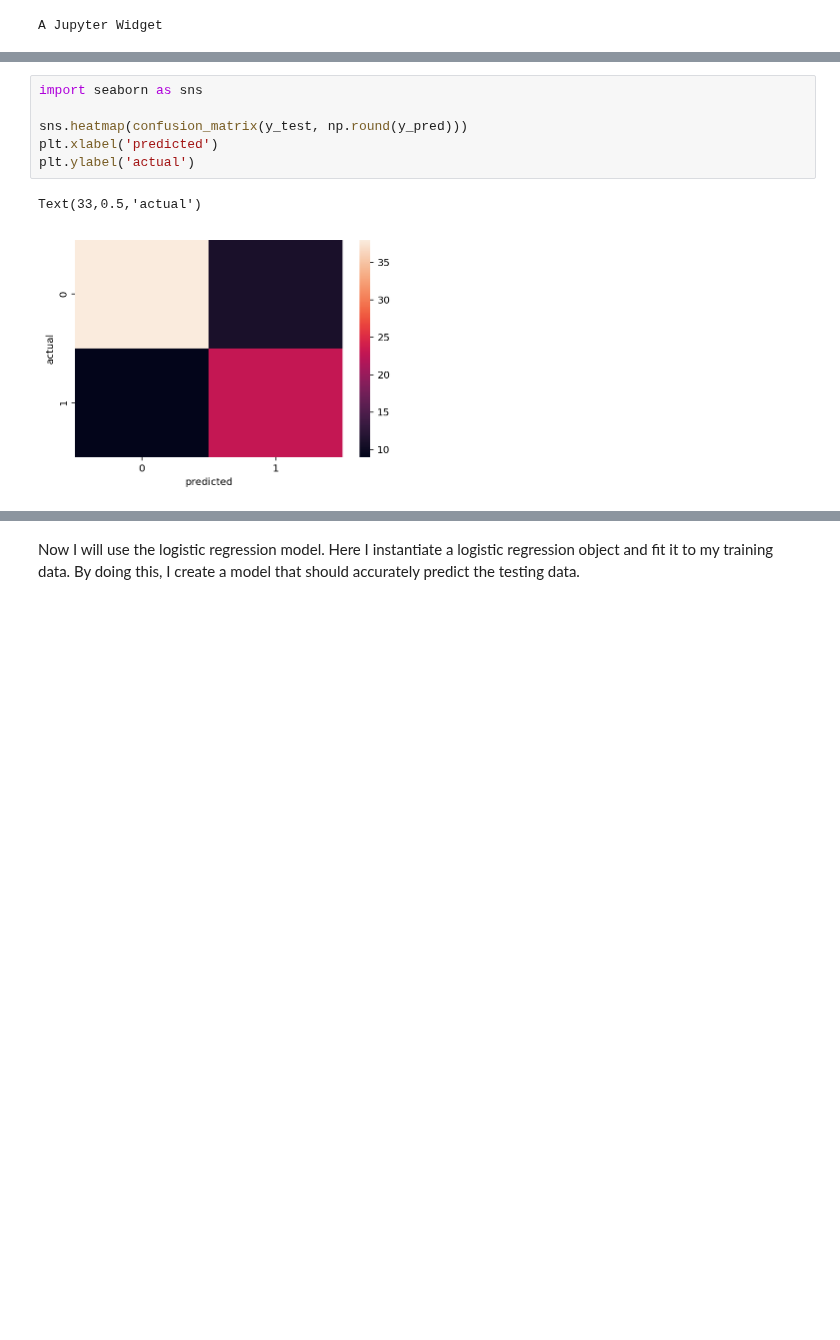
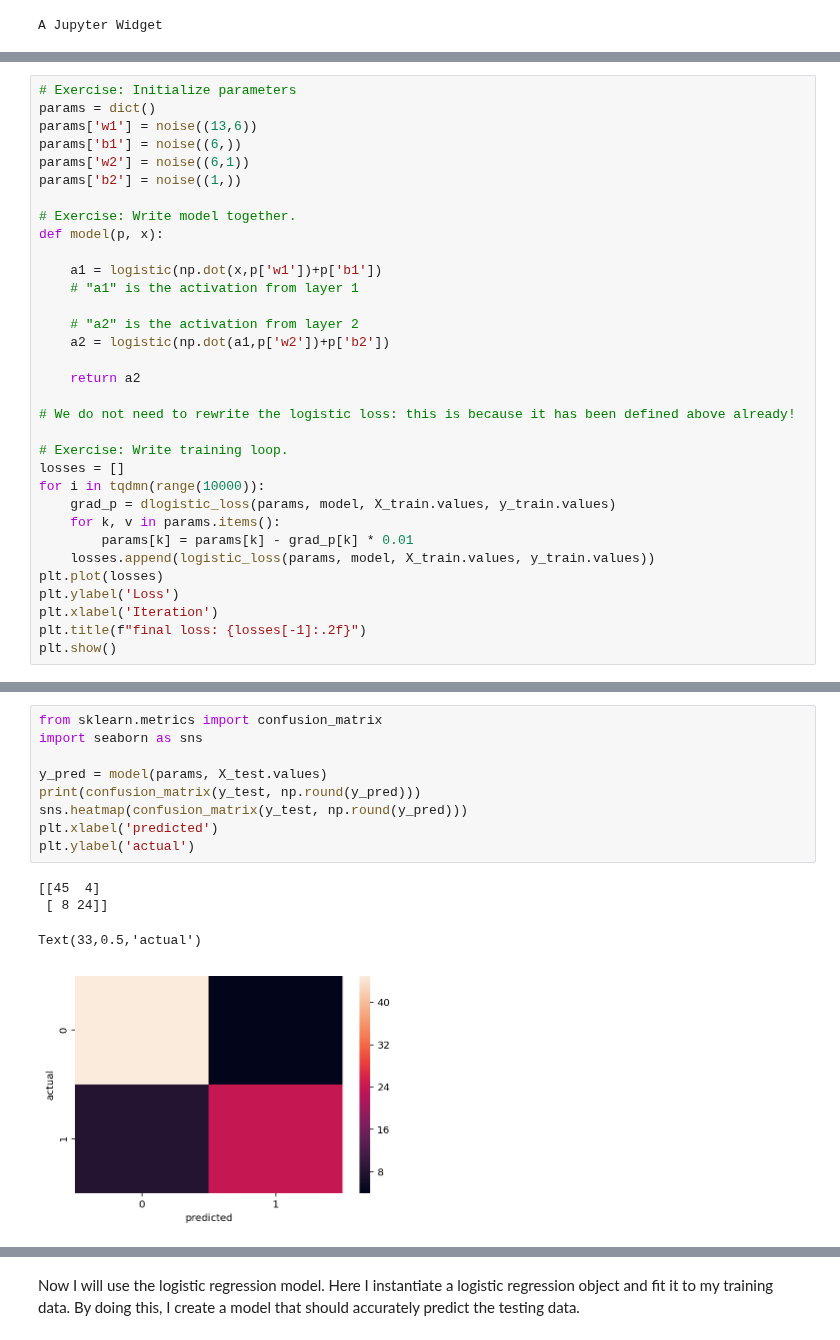
Before and after one commit to AllenDowney/ThinkStats2, a Jupyter notebook: project3/project3.ipynb, the cells around one changed output, grey strips where cells are left out. Cells and saved outputs as stored; diff of their text form; blank space fills up the shorter version.

```diff
--- a/project3/project3.ipynb
+++ b/project3/project3.ipynb
@@ -170,0 +162,33 @@ array([[38, 11],
+# %%
+# Exercise: Initialize parameters
+params = dict()
+params['w1'] = noise((13,6))
+params['b1'] = noise((6,))
+params['w2'] = noise((6,1))
+params['b2'] = noise((1,))
+
+# Exercise: Write model together.
+def model(p, x):
+
+    a1 = logistic(np.dot(x,p['w1'])+p['b1'])
+    # "a1" is the activation from layer 1
+
+    # "a2" is the activation from layer 2
+    a2 = logistic(np.dot(a1,p['w2'])+p['b2'])
+
+    return a2
+
+# We do not need to rewrite the logistic loss: this is because it has been defined above already!
+
+# Exercise: Write training loop.
+losses = []
+for i in tqdmn(range(10000)):
+    grad_p = dlogistic_loss(params, model, X_train.values, y_train.values)
+    for k, v in params.items():
+        params[k] = params[k] - grad_p[k] * 0.01
+    losses.append(logistic_loss(params, model, X_train.values, y_train.values))
+plt.plot(losses)
+plt.ylabel('Loss')
+plt.xlabel('Iteration')
+plt.title(f"final loss: {losses[-1]:.2f}")
+plt.show()
@@ -171,9 +200,14 @@ array([[38, 11],
 # %%
+from sklearn.metrics import confusion_matrix
 import seaborn as sns
 
+y_pred = model(params, X_test.values)
+print(confusion_matrix(y_test, np.round(y_pred)))
 sns.heatmap(confusion_matrix(y_test, np.round(y_pred)))
 plt.xlabel('predicted')
 plt.ylabel('actual')
 # %% [output]
-Text(33,0.5,'actual')
+[[45  4]
+ [ 8 24]]
+Text(33,0.5,'actual')
-[figure, old version]
+[figure, new version]
```
Also changed, not shown: parts of 24 cells of this notebook, 11 other files.
